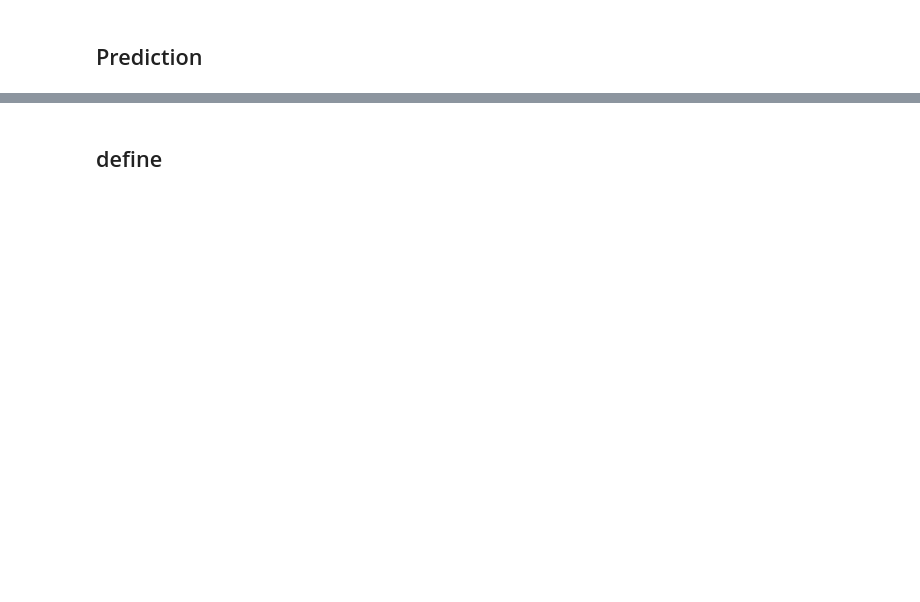
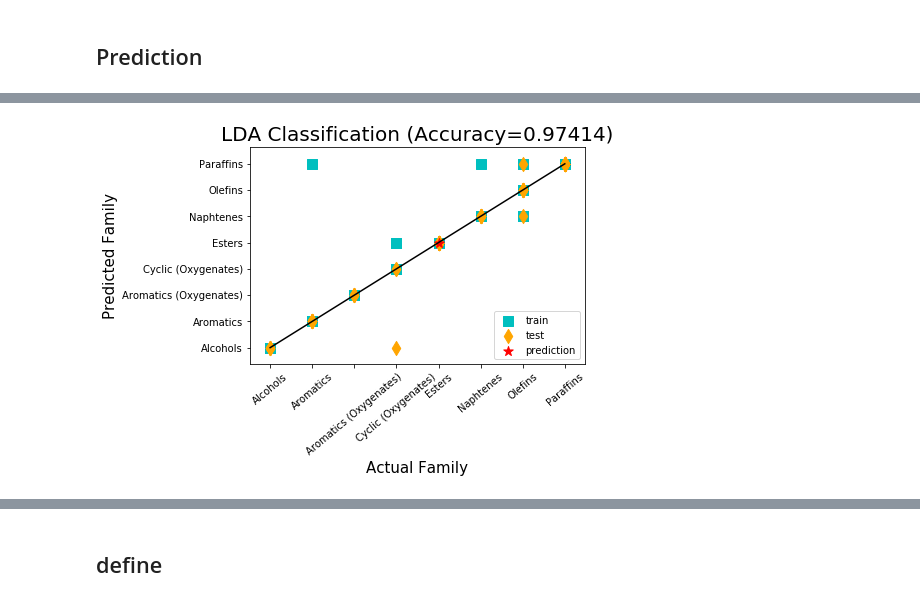
Before and after one commit to Zhangjt9317/Biofuel-Group-Project, a Jupyter notebook: MyProject/Classification_test_fuctions.ipynb, the cells around one changed output, grey strips where cells are left out. Saved outputs shown, nothing was run; the diff lists cells and outputs as text; code cells hidden in the pictures; blank space fills up the shorter version.

```diff
--- a/MyProject/Classification_test_fuctions.ipynb
+++ b/MyProject/Classification_test_fuctions.ipynb
@@ -72,0 +68,4 @@ array(['Esters', 'Alcohols'], dtype=object)
+# %%
+plot_lda(y_pred)
+# %% [output]
+[figure, added]
```
Also changed, not shown: parts of 15 cells of this notebook, 1 other file.
